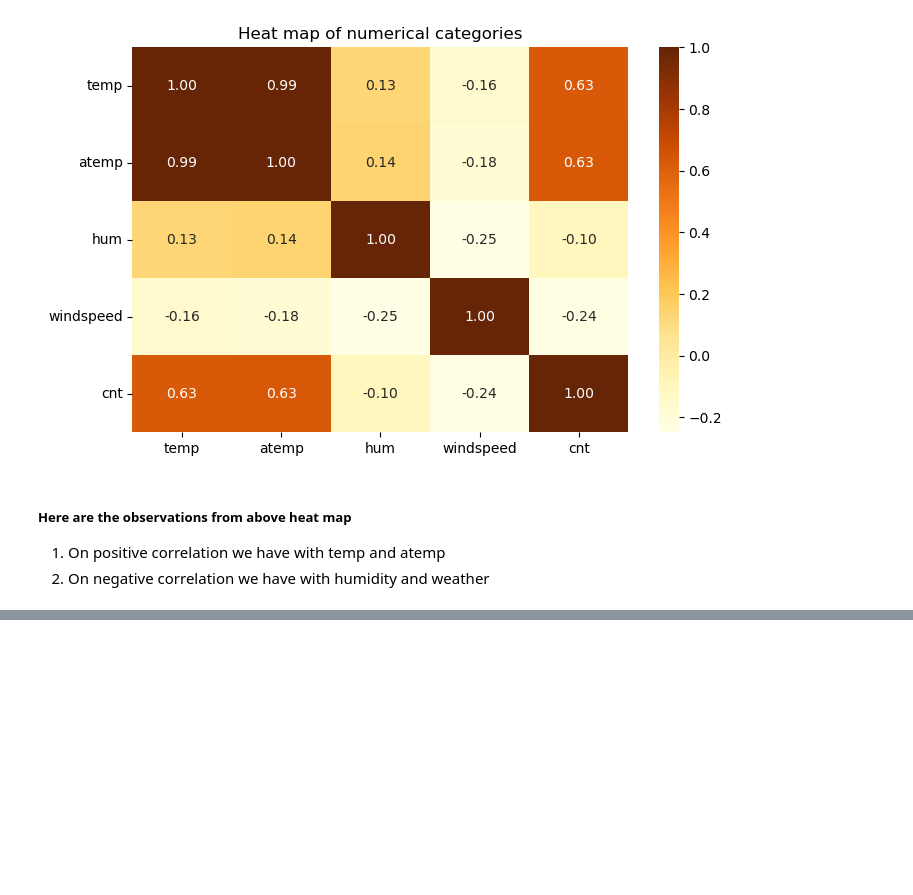
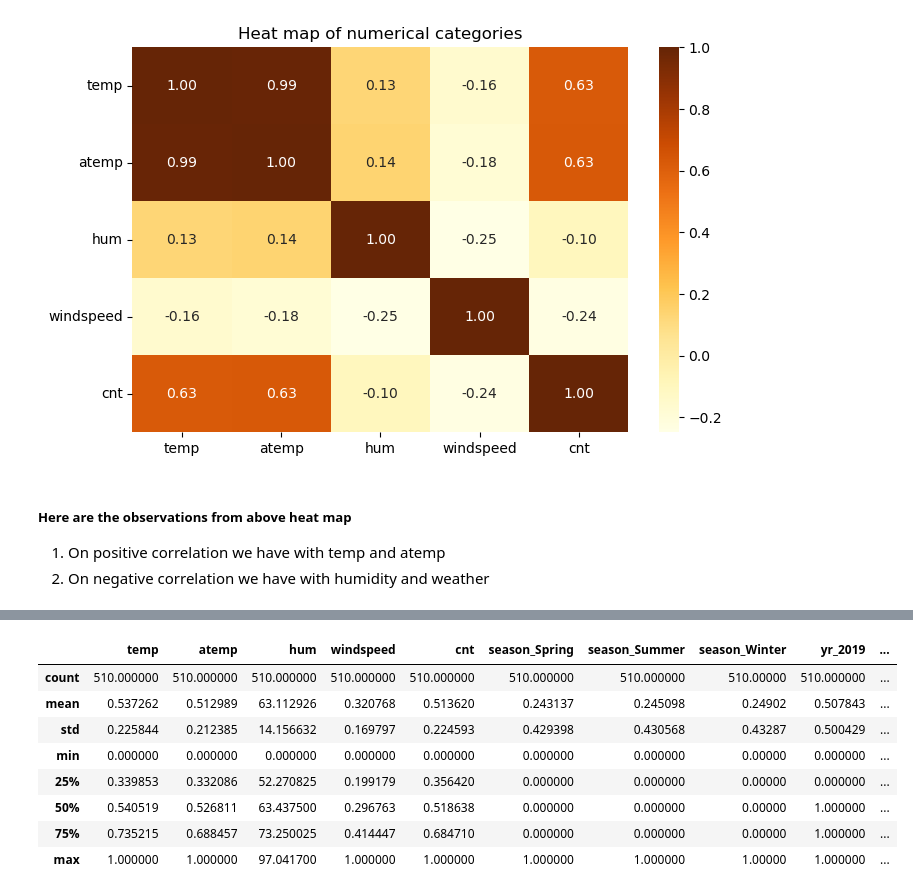
Before and after one commit to Aswani-ReddyKV/BikeSharing, a Jupyter notebook: Aswani_Reddy.ipynb, the cells around one changed output, grey strips where cells are left out. Cells and saved outputs as stored; diff of their text form; code cells hidden in the pictures; blank space fills up the shorter version.

```diff
--- a/Aswani_Reddy.ipynb
+++ b/Aswani_Reddy.ipynb
@@ -254,0 +318,12 @@ plt.show()
+# %%
+df_train.describe()
+# %% [output]
+|  | temp | atemp | hum | windspeed | cnt | season_Spring | season_Summer | season_Winter | yr_2019 | ... |
+| count | 510.000000 | 510.000000 | 510.000000 | 510.000000 | 510.000000 | 510.000000 | 510.000000 | 510.00000 | 510.000000 | ... |
+| mean | 0.537262 | 0.512989 | 63.112926 | 0.320768 | 0.513620 | 0.243137 | 0.245098 | 0.24902 | 0.507843 | ... |
+| std | 0.225844 | 0.212385 | 14.156632 | 0.169797 | 0.224593 | 0.429398 | 0.430568 | 0.43287 | 0.500429 | ... |
+| min | 0.000000 | 0.000000 | 0.000000 | 0.000000 | 0.000000 | 0.000000 | 0.000000 | 0.00000 | 0.000000 | ... |
+| 25% | 0.339853 | 0.332086 | 52.270825 | 0.199179 | 0.356420 | 0.000000 | 0.000000 | 0.00000 | 0.000000 | ... |
+| 50% | 0.540519 | 0.526811 | 63.437500 | 0.296763 | 0.518638 | 0.000000 | 0.000000 | 0.00000 | 1.000000 | ... |
+| 75% | 0.735215 | 0.688457 | 73.250025 | 0.414447 | 0.684710 | 0.000000 | 0.000000 | 0.00000 | 1.000000 | ... |
+| max | 1.000000 | 1.000000 | 97.041700 | 1.000000 | 1.000000 | 1.000000 | 1.000000 | 1.00000 | 1.000000 | ... |
```
Also changed, not shown: parts of 15 cells of this notebook.
